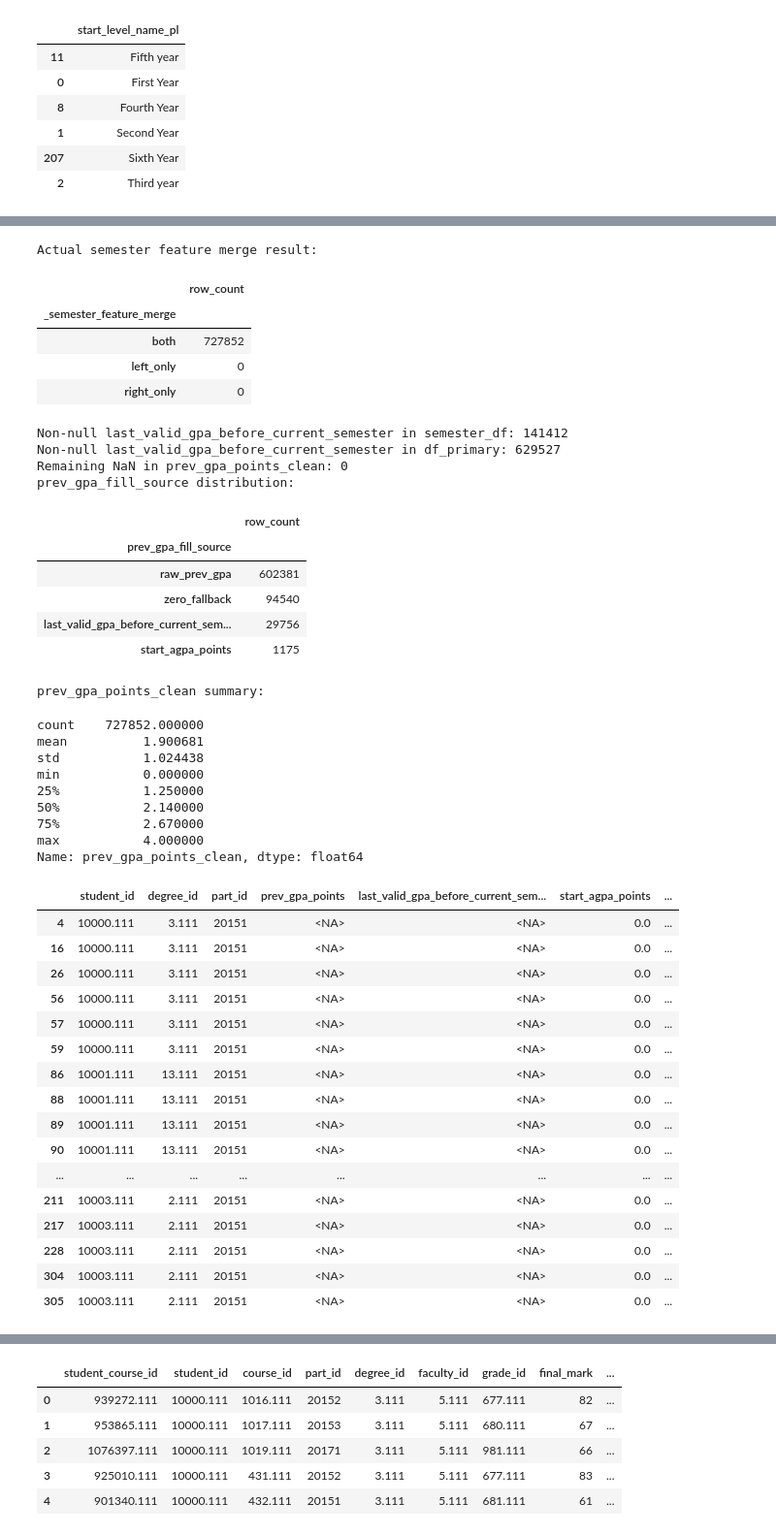
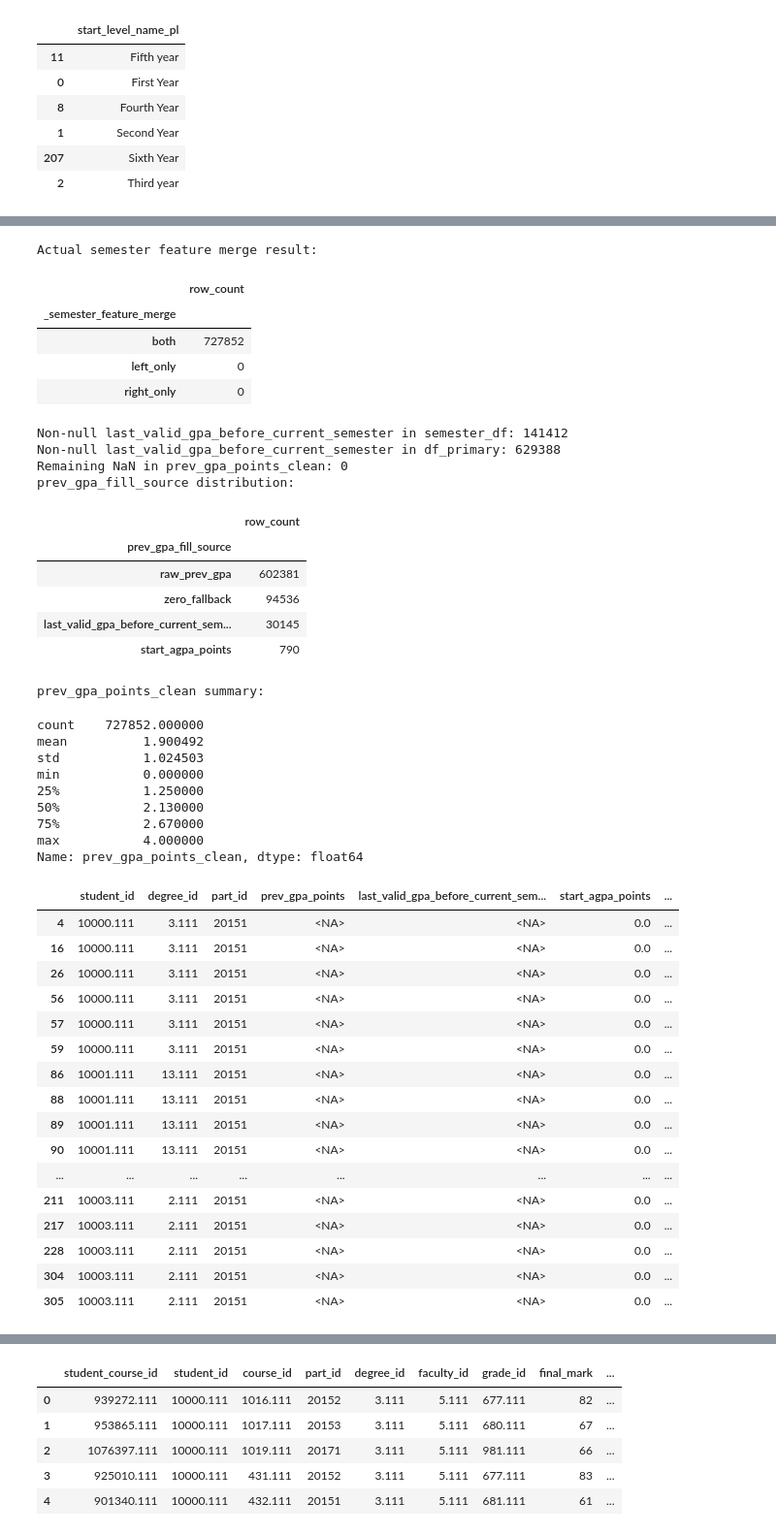
Before and after one commit to ShrkoXIII/Academic_Advisor_system, a Jupyter notebook: note_books/feature_eng/explore_outlier_removal.ipynb, the cells around one changed output, grey strips where cells are left out. Shown at 97% size. Drawn from its saved outputs; the diff is of its cells as text; code cells hidden in the pictures.

```diff
--- a/note_books/feature_eng/explore_outlier_removal.ipynb
+++ b/note_books/feature_eng/explore_outlier_removal.ipynb
@@ -40,7 +40,7 @@ from src.paths import FEATURES_DIR, FINAL_DIR, assert_data_root
 from src.io_utils import save_parquet
 # %%
 # Put your file path here.
-path = FEATURES_DIR / "selected_model_population.parquet"
+path = FEATURES_DIR / "feature_engineered_primary.parquet"
 
 # Main rules.
 MAX_ALLOWED_SEMESTER_CREDITS = 25
@@ -348,7 +345,13 @@ semester_feature_columns = [
     'is_first_active_semester',
     'last_valid_gpa_before_current_semester',
 ]
-semester_feature_columns = [col for col in semester_feature_columns if col in semester_df.columns]
+# feature_engineered_primary.parquet already contains the canonical semester
+# history features. Only merge features that are genuinely absent; otherwise
+# pandas would create _x/_y duplicates and remove the unsuffixed contract name.
+semester_feature_columns = [
+    col for col in semester_feature_columns
+    if col in semester_df.columns and col not in df_primary.columns
+]
 semester_feature_df = semester_df[merge_key_columns + semester_feature_columns].drop_duplicates(merge_key_columns).copy()
 
 merge_preview = df_primary[merge_key_columns].merge(
@@ -552,34 +555,34 @@ Excluded over-policy rows: 33494
 Primary Model A rows: 727852
 No semester-level conflicts detected before aggregation.
 Semester feature merge check:
 |  | row_count |
 | _merge |  |
 | both | 727852 |
 | left_only | 0 |
 | right_only | 0 |
 Actual semester feature merge result:
 |  | row_count |
 | _semester_feature_merge |  |
 | both | 727852 |
 | left_only | 0 |
 | right_only | 0 |
 Non-null last_valid_gpa_before_current_semester in semester_df: 141412
-Non-null last_valid_gpa_before_current_semester in df_primary: 629527
+Non-null last_valid_gpa_before_current_semester in df_primary: 629388
 Remaining NaN in prev_gpa_points_clean: 0
 prev_gpa_fill_source distribution:
 |  | row_count |
 | prev_gpa_fill_source |  |
 | raw_prev_gpa | 602381 |
-| zero_fallback | 94540 |
-| last_valid_gpa_before_current_sem... | 29756 |
-| start_agpa_points | 1175 |
+| zero_fallback | 94536 |
+| last_valid_gpa_before_current_sem... | 30145 |
+| start_agpa_points | 790 |
 prev_gpa_points_clean summary:
 count    727852.000000
-mean          1.900681
-std           1.024438
+mean          1.900492
+std           1.024503
 min           0.000000
 25%           1.250000
-50%           2.140000
+50%           2.130000
 75%           2.670000
 max           4.000000
 Name: prev_gpa_points_clean, dtype: float64
```
Also changed, not shown: parts of 5 cells of this notebook, 12 other files.
